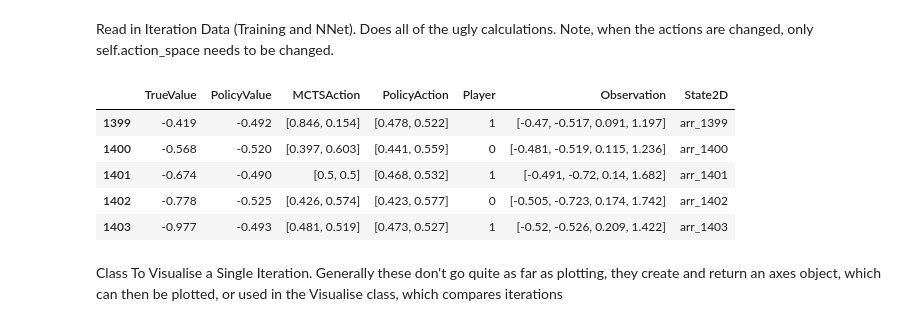
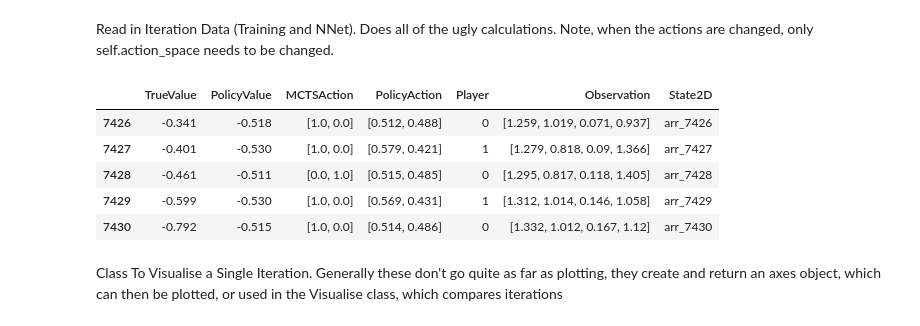
Before and after one commit to alexdarch/Project, a Jupyter notebook: ResultsAndTesting/AdversaryResultsVisualisation.ipynb, the cells around one changed output. Cells and saved outputs as stored; diff of their text form; code cells hidden in the pictures.

```diff
--- a/ResultsAndTesting/AdversaryResultsVisualisation.ipynb
+++ b/ResultsAndTesting/AdversaryResultsVisualisation.ipynb
@@ -97,39 +97,41 @@ class IterationData:
 
             # and then add the whole dataframe to the dict
             self.episode_data['Episode' + str(episode)] = episode_data
             self.all_data = pd.concat([self.all_data, episode_data], ignore_index=True)
 
     def read_nnet_losses(self):
-        losses = pd.read_csv(self.nnet_loss_path + '.csv', names=['PlayerAction', 'PlayerValue', 'AdversaryAction', 'AdversaryValue'])
+        losses = pd.read_csv(self.nnet_loss_path + '.csv', header=None).transpose()
+        losses.columns = ['PlayerAction', 'PlayerValue', 'AdversaryAction', 'AdversaryValue']
         return losses
 
     def get_state_2d(self, episode, step):
         episode = 'Episode' + str(episode)
         return self.state_2ds[self.episode_data[episode].State2D.values[step]]
 
     def get_episode_length(self, episode):
         episode = 'Episode' + str(episode)
         return self.episode_data[episode].index[-1]
 
     def get_max_episode(self):
         max_ep_len, max_ep = 0, 0
         for ep in range(self.episodes):
             ep_len = self.get_episode_length(ep)
             if ep_len > max_ep_len:
                 max_ep_len = ep_len
                 max_ep = ep
         return max_ep
 
-folder = os.path.join('..\Cartpole','Data', 'TrainingData\\')
+# folder = os.path.join('..\Cartpole','Data', 'TrainingData\\')
+folder = os.path.join('ArchivedData', '0AdversaryXE\\')
 iter_data = IterationData(folder, iteration=0)
 iter_data.episode_data['Episode0'].tail()
 iter_data.all_data.tail()
 # %% [output]
 |  | TrueValue | PolicyValue | MCTSAction | PolicyAction | Player | Observation | State2D |
-| 1399 | -0.419 | -0.492 | [0.846, 0.154] | [0.478, 0.522] | 1 | [-0.47, -0.517, 0.091, 1.197] | arr_1399 |
-| 1400 | -0.568 | -0.520 | [0.397, 0.603] | [0.441, 0.559] | 0 | [-0.481, -0.519, 0.115, 1.236] | arr_1400 |
-| 1401 | -0.674 | -0.490 | [0.5, 0.5] | [0.468, 0.532] | 1 | [-0.491, -0.72, 0.14, 1.682] | arr_1401 |
-| 1402 | -0.778 | -0.525 | [0.426, 0.574] | [0.423, 0.577] | 0 | [-0.505, -0.723, 0.174, 1.742] | arr_1402 |
-| 1403 | -0.977 | -0.493 | [0.481, 0.519] | [0.473, 0.527] | 1 | [-0.52, -0.526, 0.209, 1.422] | arr_1403 |
+| 7426 | -0.341 | -0.518 | [1.0, 0.0] | [0.512, 0.488] | 0 | [1.259, 1.019, 0.071, 0.937] | arr_7426 |
+| 7427 | -0.401 | -0.530 | [1.0, 0.0] | [0.579, 0.421] | 1 | [1.279, 0.818, 0.09, 1.366] | arr_7427 |
+| 7428 | -0.461 | -0.511 | [0.0, 1.0] | [0.515, 0.485] | 0 | [1.295, 0.817, 0.118, 1.405] | arr_7428 |
+| 7429 | -0.599 | -0.530 | [1.0, 0.0] | [0.569, 0.431] | 1 | [1.312, 1.014, 0.146, 1.058] | arr_7429 |
+| 7430 | -0.792 | -0.515 | [1.0, 0.0] | [0.514, 0.486] | 0 | [1.332, 1.012, 0.167, 1.12] | arr_7430 |
 # %% [markdown]
 Class To Visualise a Single Iteration. Generally these don't go quite as far as plotting, they create and return an axes object, which can then be plotted, or used in the Visualise class, which compares iterations
```
Also changed, not shown: parts of 11 cells of this notebook, 13 other files.
